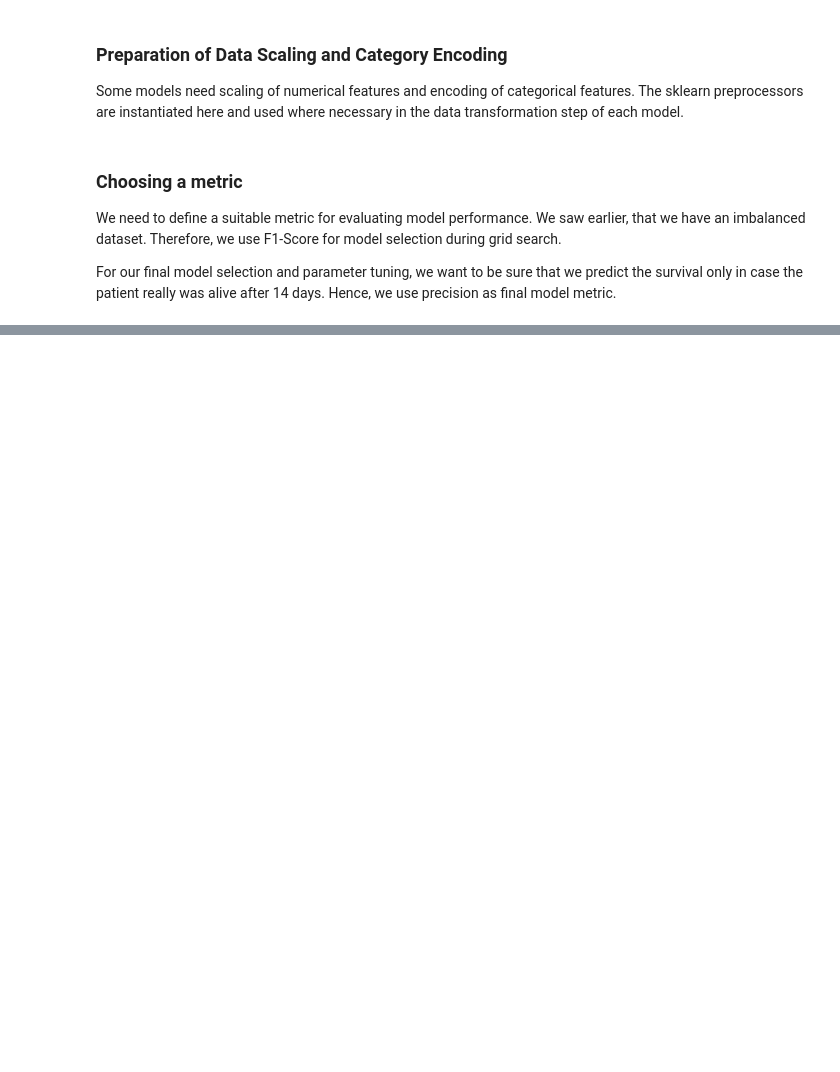
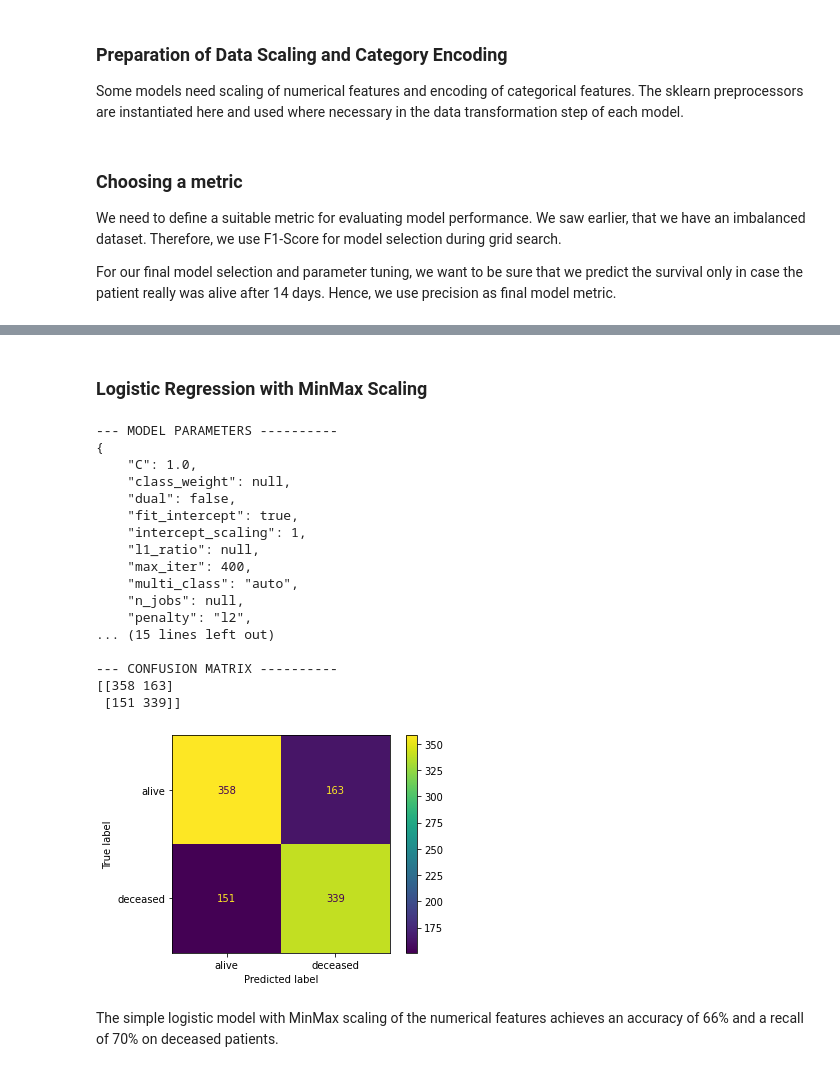
Before and after one commit to EnHaHB/Capstone, a Jupyter notebook: 04_capstone_model_14.ipynb, the cells around one changed output, grey strips where cells are left out. Saved outputs shown, nothing was run; the diff lists cells and outputs as text; code cells hidden in the pictures; blank space fills up the shorter version.

```diff
--- a/04_capstone_model_14.ipynb
+++ b/04_capstone_model_14.ipynb
@@ -191,0 +370,37 @@ Counter({'N': 4676, 'Y': 506})
+# %% [markdown]
+### Logistic Regression with MinMax Scaling
+# %%
+# Define transformer
+transformer = ColumnTransformer([
+    ("scale", mms, num_cols),
+    ("encode", onehot, cat_cols),
+])
+
+# Transform
+X_train_trans = transformer.fit_transform(X_train)
+X_test_trans = transformer.transform(X_test)
+# %%
+# Calculate the LogisticRegression
+logreg = LogisticRegression(max_iter=400)
+m_logreg_mm = pred_eval_plot_model(X_train_trans, X_test_trans, y_train, y_test, logreg)
+# %% [output]
+--- MODEL PARAMETERS ----------
+{
+    "C": 1.0,
+    "class_weight": null,
+    "dual": false,
+    "fit_intercept": true,
+    "intercept_scaling": 1,
+    "l1_ratio": null,
+    "max_iter": 400,
+    "multi_class": "auto",
+    "n_jobs": null,
+    "penalty": "l2",
+... (15 lines left out)
+
+--- CONFUSION MATRIX ----------
+[[358 163]
+ [151 339]]
+[figure, added]
+# %% [markdown]
+The simple logistic model with MinMax scaling of the numerical features achieves an accuracy of 66% and a recall of 70% on deceased patients.
```
Also changed, not shown: parts of 42 cells of this notebook, 41 other files.
